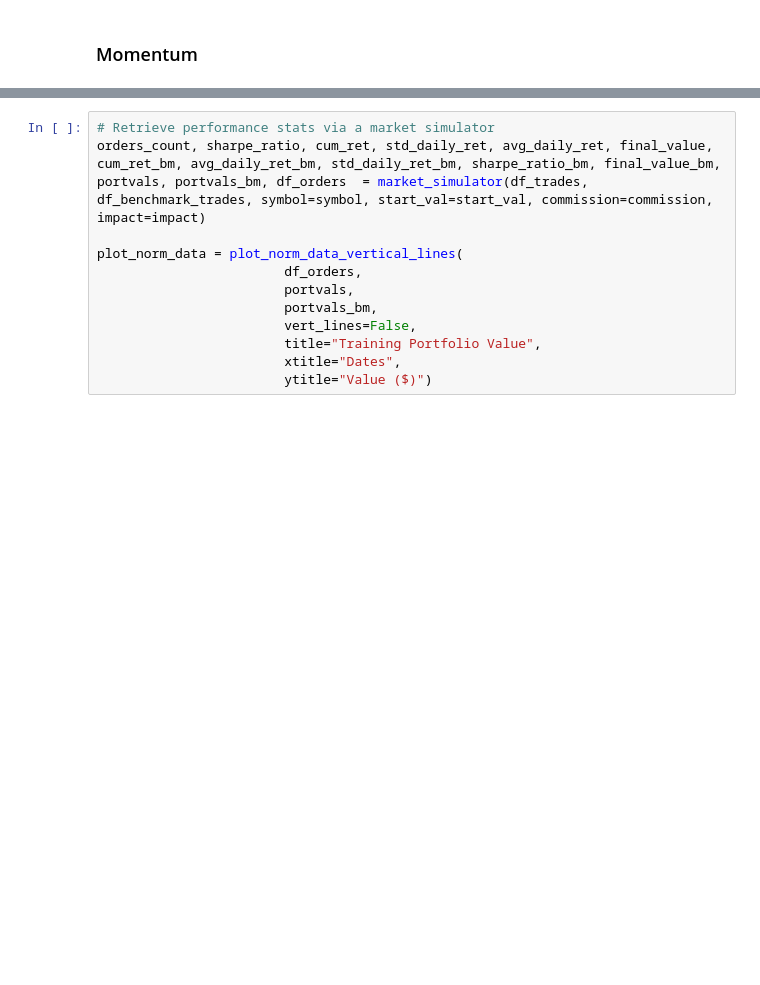
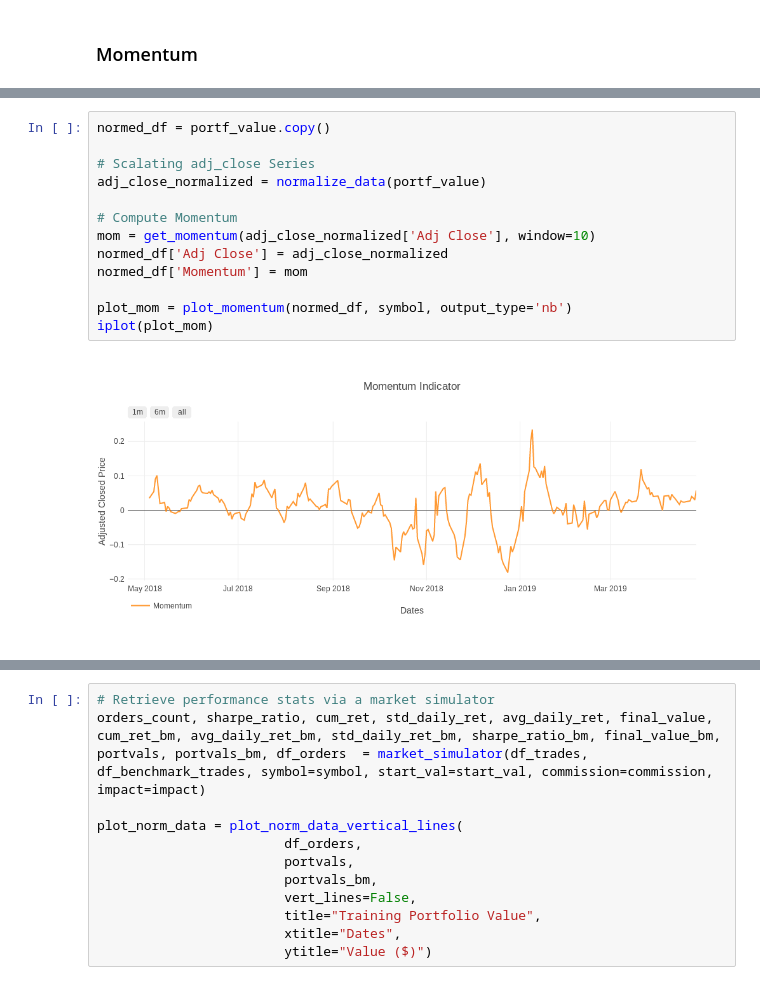
Before and after one commit to kairosart/factors, a Jupyter notebook: strategy_learner_getting_online_data.ipynb, the cells around one changed output, grey strips where cells are left out. Saved outputs shown, nothing was run; the diff lists cells and outputs as text; blank space fills up the shorter version.

```diff
--- a/strategy_learner_getting_online_data.ipynb
+++ b/strategy_learner_getting_online_data.ipynb
@@ -211,0 +142,15 @@ ValueError:
+# %%
+normed_df = portf_value.copy()
+
+# Scalating adj_close Series
+adj_close_normalized = normalize_data(portf_value)
+
+# Compute Momentum
+mom = get_momentum(adj_close_normalized['Adj Close'], window=10)
+normed_df['Adj Close'] = adj_close_normalized
+normed_df['Momentum'] = mom
+
+plot_mom = plot_momentum(normed_df, symbol, output_type='nb')
+iplot(plot_mom)
+# %% [output]
+[figure, added]
```
Also changed, not shown: parts of 19 cells of this notebook, 2 other files.
